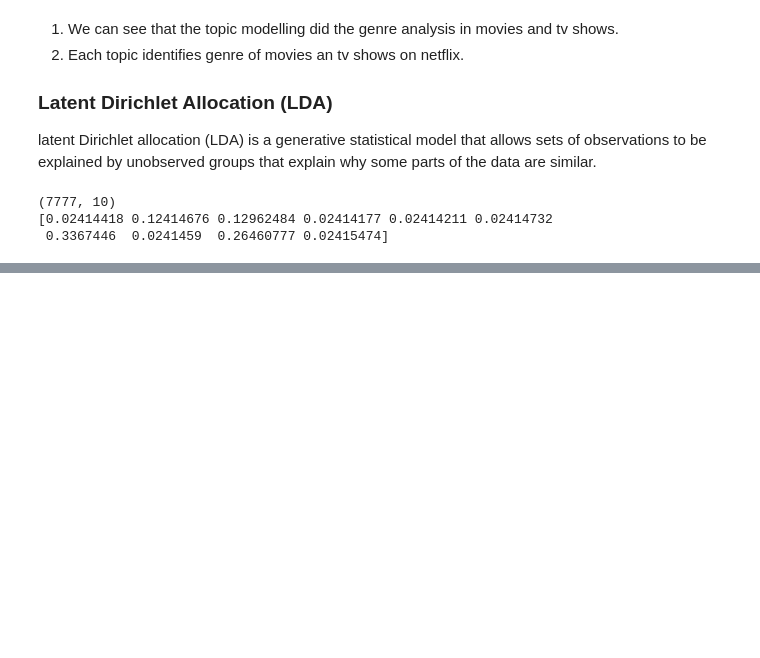
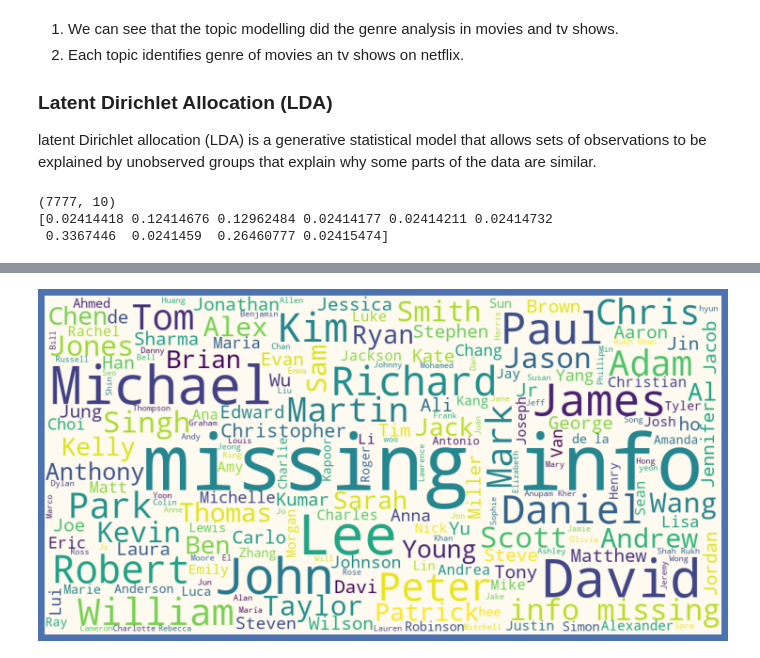
Before and after one commit to AnshRockstar/Netflix-Tv-show-and-Movie-Clustering, a Jupyter notebook: Capstone_4_NETFLIX_MOVIES_AND_TV_SHOWS_CLUSTERING.ipynb, the cells around one changed output, grey strips where cells are left out. Saved outputs shown, nothing was run; the diff lists cells and outputs as text; code cells hidden in the pictures; blank space fills up the shorter version.

```diff
--- a/Capstone_4_NETFLIX_MOVIES_AND_TV_SHOWS_CLUSTERING.ipynb
+++ b/Capstone_4_NETFLIX_MOVIES_AND_TV_SHOWS_CLUSTERING.ipynb
@@ -1093,0 +1205,10 @@ print(lda_top[0])
+# %%
+text = Flix_df['cast']
+wordcloud = WordCloud(width = 1000,height = 500,background_color = 'floralwhite').generate(" ".join(Flix_df.cast))
+fig = plt.figure(figsize = (10, 5),facecolor = 'b',edgecolor = 'k',)
+plt.imshow(wordcloud)
+plt.axis('off')
+plt.tight_layout(pad=0)
+plt.show()
+# %% [output]
+[figure, added]
```
Also changed, not shown: parts of 7 cells of this notebook.
